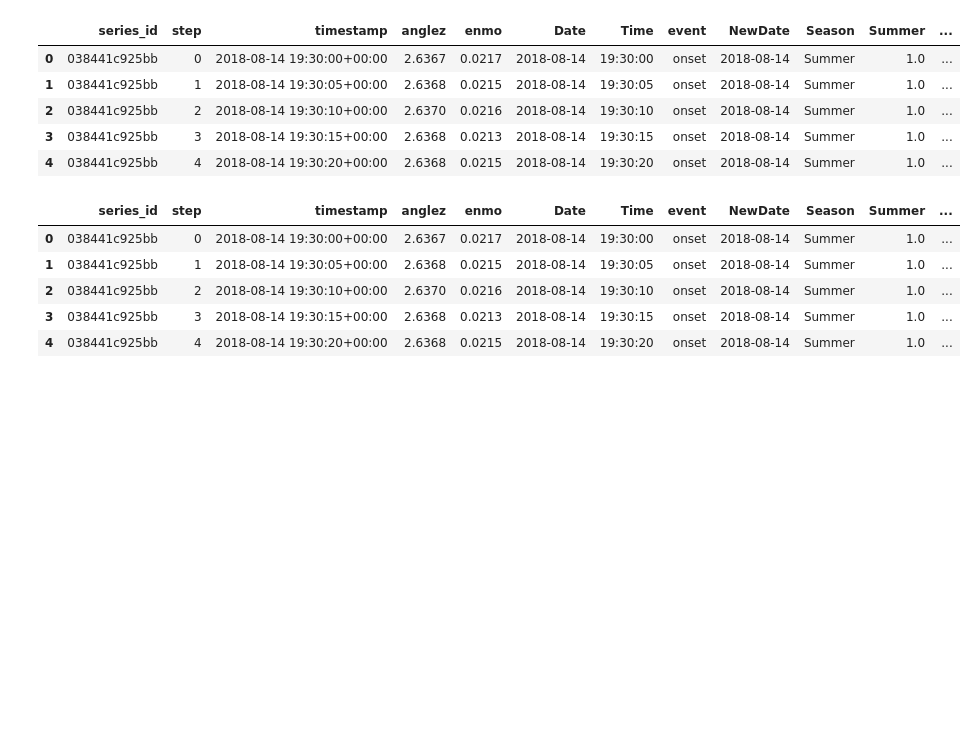
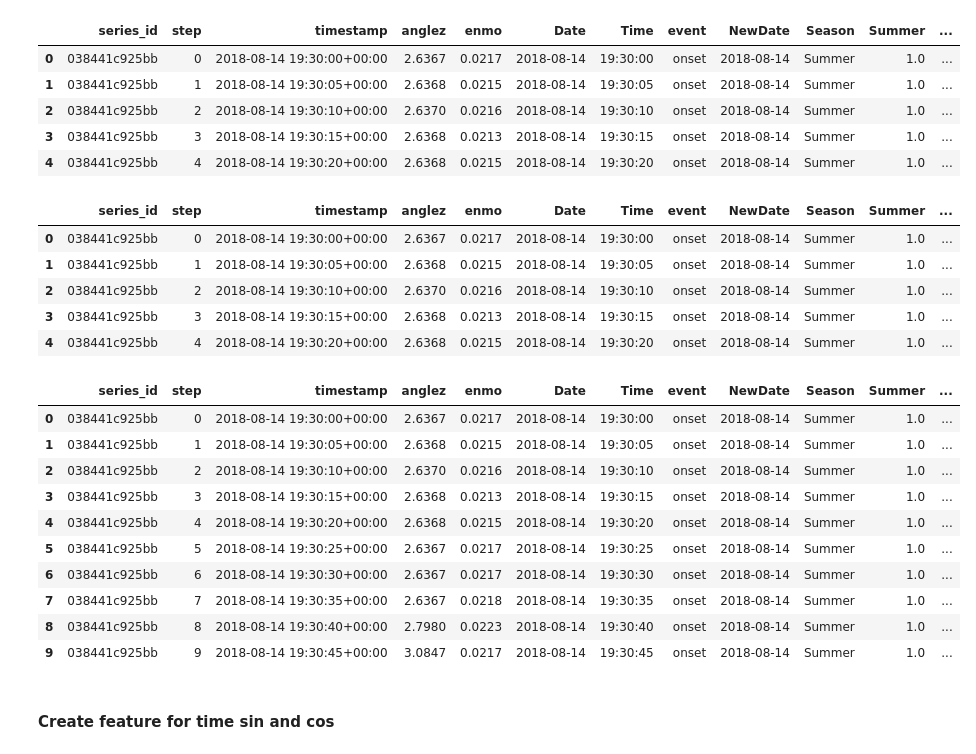
Before and after one commit to kokul93/Algorithm, a Jupyter notebook: uom-239329t-gr09.ipynb, the cells around one changed output. Cells and saved outputs as stored; diff of their text form; code cells hidden in the pictures; blank space fills up the shorter version.

```diff
--- a/uom-239329t-gr09.ipynb
+++ b/uom-239329t-gr09.ipynb
@@ -412,9 +418,6 @@ train_event_DF_cp.head()
 | 2 | 038441c925bb | 2 | onset | 2018-08-15 | 19:37:00 |
 | 3 | 038441c925bb | 2 | wakeup | 2018-08-16 | 05:41:00 |
 | 4 | 038441c925bb | 3 | onset | 2018-08-16 | 23:03:00 |
-# %%
-datetime_object = datetime.strptime("2018-08-14", '%Y-%m-%d').date()
-onsetSeries = train_event_DF_cp[(train_event_DF_cp['Date'] == datetime_object) & (train_event_DF_cp['event'] == 'onset')]['Time']
 # %%
 event_Dates = tqdm(train_event_DF['Date'].unique(), desc="Processing Dates")
 sleepMem = {}
@@ -636,3 +637,27 @@ cropedTrainSeriesData.head()
 | 2 | 038441c925bb | 2 | 2018-08-14 19:30:10+00:00 | 2.6370 | 0.0216 | 2018-08-14 | 19:30:10 | onset | 2018-08-14 | Summer | 1.0 | ... |
 | 3 | 038441c925bb | 3 | 2018-08-14 19:30:15+00:00 | 2.6368 | 0.0213 | 2018-08-14 | 19:30:15 | onset | 2018-08-14 | Summer | 1.0 | ... |
 | 4 | 038441c925bb | 4 | 2018-08-14 19:30:20+00:00 | 2.6368 | 0.0215 | 2018-08-14 | 19:30:20 | onset | 2018-08-14 | Summer | 1.0 | ... |
+# %%
+cropedTrainSeriesData['Date'] = pd.to_datetime(cropedTrainSeriesData['Date'])
+
+# Add a new column 'weekday' to the DataFrame
+cropedTrainSeriesData['weekday'] = cropedTrainSeriesData['Date'].dt.dayofweek
+
+# Map the weekdays to 1 and weekends to 0
+cropedTrainSeriesData['weekday'] = cropedTrainSeriesData['weekday'].apply(lambda x: 1 if x < 5 else 0)
+# %%
+cropedTrainSeriesData.head(10)
+# %% [output]
+|  | series_id | step | timestamp | anglez | enmo | Date | Time | event | NewDate | Season | Summer | ... |
+| 0 | 038441c925bb | 0 | 2018-08-14 19:30:00+00:00 | 2.6367 | 0.0217 | 2018-08-14 | 19:30:00 | onset | 2018-08-14 | Summer | 1.0 | ... |
+| 1 | 038441c925bb | 1 | 2018-08-14 19:30:05+00:00 | 2.6368 | 0.0215 | 2018-08-14 | 19:30:05 | onset | 2018-08-14 | Summer | 1.0 | ... |
+| 2 | 038441c925bb | 2 | 2018-08-14 19:30:10+00:00 | 2.6370 | 0.0216 | 2018-08-14 | 19:30:10 | onset | 2018-08-14 | Summer | 1.0 | ... |
+| 3 | 038441c925bb | 3 | 2018-08-14 19:30:15+00:00 | 2.6368 | 0.0213 | 2018-08-14 | 19:30:15 | onset | 2018-08-14 | Summer | 1.0 | ... |
+| 4 | 038441c925bb | 4 | 2018-08-14 19:30:20+00:00 | 2.6368 | 0.0215 | 2018-08-14 | 19:30:20 | onset | 2018-08-14 | Summer | 1.0 | ... |
+| 5 | 038441c925bb | 5 | 2018-08-14 19:30:25+00:00 | 2.6367 | 0.0217 | 2018-08-14 | 19:30:25 | onset | 2018-08-14 | Summer | 1.0 | ... |
+| 6 | 038441c925bb | 6 | 2018-08-14 19:30:30+00:00 | 2.6367 | 0.0217 | 2018-08-14 | 19:30:30 | onset | 2018-08-14 | Summer | 1.0 | ... |
+| 7 | 038441c925bb | 7 | 2018-08-14 19:30:35+00:00 | 2.6367 | 0.0218 | 2018-08-14 | 19:30:35 | onset | 2018-08-14 | Summer | 1.0 | ... |
+| 8 | 038441c925bb | 8 | 2018-08-14 19:30:40+00:00 | 2.7980 | 0.0223 | 2018-08-14 | 19:30:40 | onset | 2018-08-14 | Summer | 1.0 | ... |
+| 9 | 038441c925bb | 9 | 2018-08-14 19:30:45+00:00 | 3.0847 | 0.0217 | 2018-08-14 | 19:30:45 | onset | 2018-08-14 | Summer | 1.0 | ... |
+# %% [markdown]
+#### Create feature for time sin and cos
```
Also changed, not shown: parts of 23 cells of this notebook.
